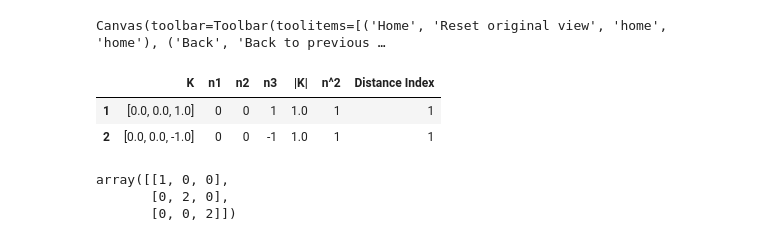
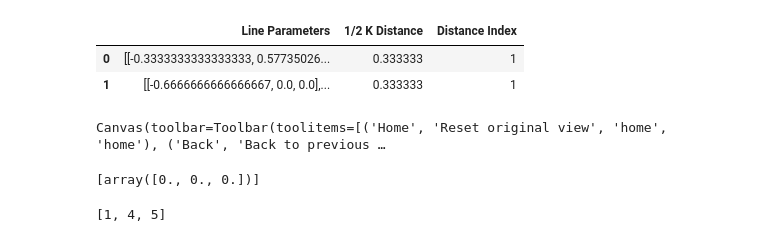
Before and after one commit to wileyds/geometric-constructions, a Jupyter notebook: Brillouin Zones.ipynb, the cells around one changed output. Saved outputs shown, nothing was run; the diff lists cells and outputs as text; code cells hidden in the pictures.

```diff
--- a/Brillouin Zones.ipynb
+++ b/Brillouin Zones.ipynb
@@ -756,3 +1030,9 @@ IndexError: single positional indexer is out-of-bounds
+# %%
+BL_red
+# %% [output]
+|  | Line Parameters | 1/2 K Distance | Distance Index |
+| 0 | [[-0.3333333333333333, 0.57735026... | 0.333333 | 1 |
+| 1 | [[-0.6666666666666667, 0.0, 0.0],... | 0.333333 | 1 |
 # %%
 %matplotlib widget
 
@@ -773,23 +1053,17 @@ for face in BZ1_faces:
         ax.plot(x,y,z,'r--')
 # %% [output]
 Canvas(toolbar=Toolbar(toolitems=[('Home', 'Reset original view', 'home', 'home'), ('Back', 'Back to previous …
-# %%
-K_red
-# %% [output]
-|  | K | n1 | n2 | n3 | |K| | n^2 | Distance Index |
-| 1 | [0.0, 0.0, 1.0] | 0 | 0 | 1 | 1.0 | 1 | 1 |
-| 2 | [0.0, 0.0, -1.0] | 0 | 0 | -1 | 1.0 | 1 | 1 |
-# %%
-a1 = [1,0,0]
-a2 = [0,2,0]
-c = np.cross(a1,a2)
-
-mat = np.array([a1,a2,c])
-mat
-# %% [output]
-array([[1, 0, 0],
-       [0, 2, 0],
-       [0, 0, 2]])
+# %%
+K_vectors
+# %% [output]
+[array([0., 0., 0.])]
+# %%
+a = [1,2,3,4,5]
+b = [2,3]
+c = [item for item in a if item not in b]
+c
+# %% [output]
+[1, 4, 5]
 # %%
 b3
 # %%
```
Also changed, not shown: parts of 4 cells of this notebook.
